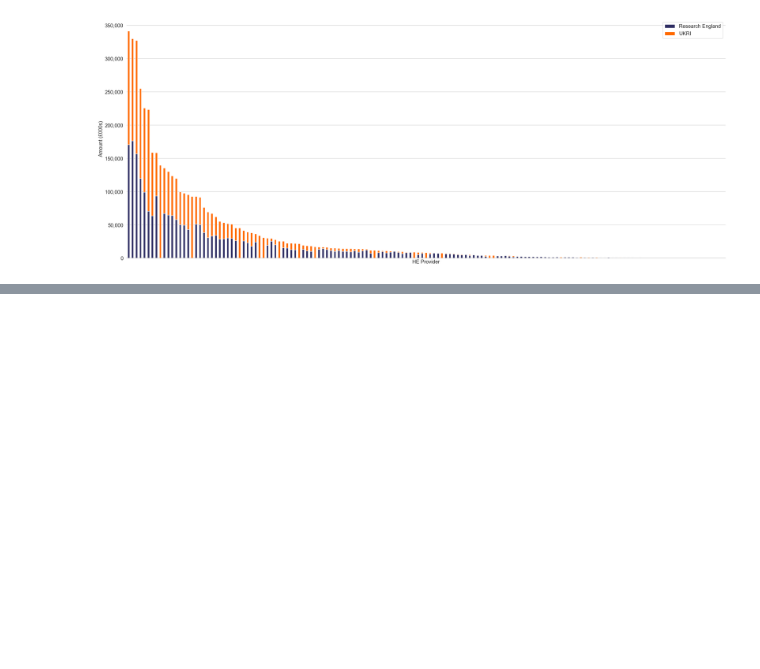
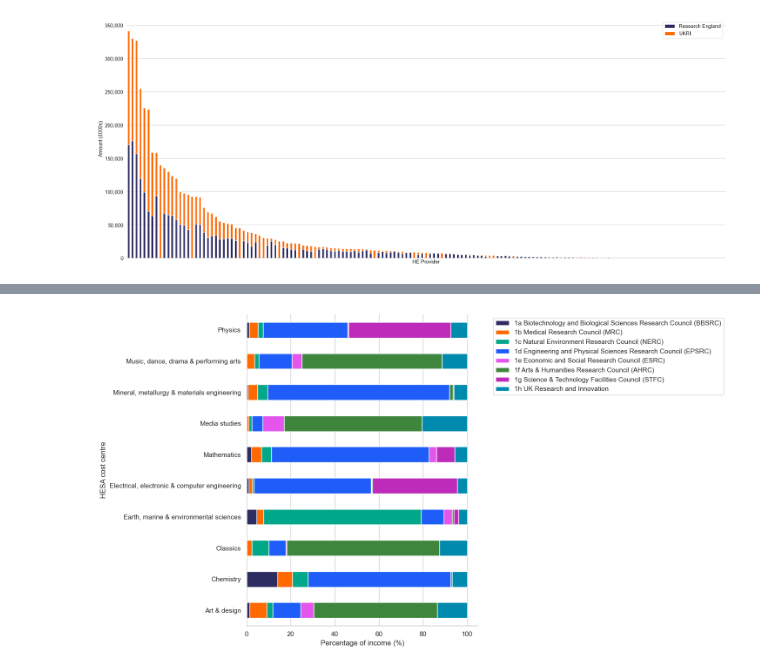
Before and after one commit to marthaisabelhilton/Allocations-2025, a Jupyter notebook: HESA table 5.ipynb, the cells around one changed output, grey strips where cells are left out. Saved outputs shown, nothing was run; the diff lists cells and outputs as text; code cells hidden in the pictures; blank space fills up the shorter version.

```diff
--- a/HESA table 5.ipynb
+++ b/HESA table 5.ipynb
@@ -756,0 +560,20 @@ data_bar
+# %%
+
+# Remove leading digits and any whitespace after them
+data_percentage['HESA cost centre'] = data_percentage['HESA cost centre'].str.replace(r'^\d+\s*', '', regex=True)
+# %%
+# Take top 10 HESA cost centres by UKRI funding
+
+data_top_10 = data_percentage.copy()[data_percentage['HESA cost centre'].isin(top_10_ukri)]
+
+data_top_10.pivot(index='HESA cost centre', columns='Source of income', values='2023/24').plot.barh(stacked=True, figsize=(15,8), ax=plt.gca())
+
+plt.xlabel('Percentage of income (%)')
+plt.legend(bbox_to_anchor=(1.05, 1), loc='upper left')
+
+plt.grid(axis='y')
+
+plt.tight_layout()
+plt.show()
+# %% [output]
+[figure, added]
```
Also changed, not shown: parts of 43 cells of this notebook, 1 other file.
